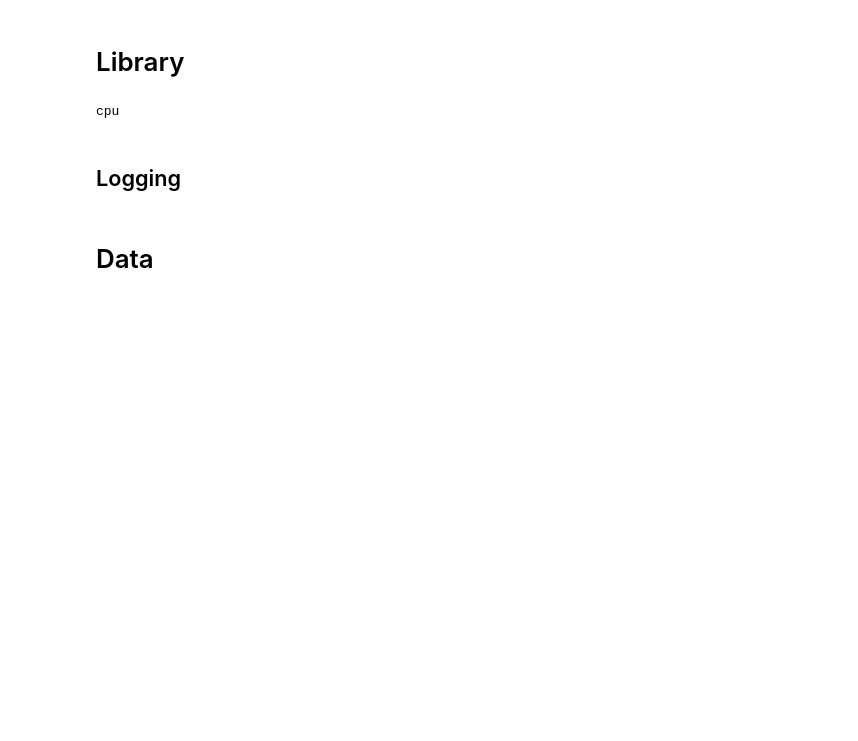
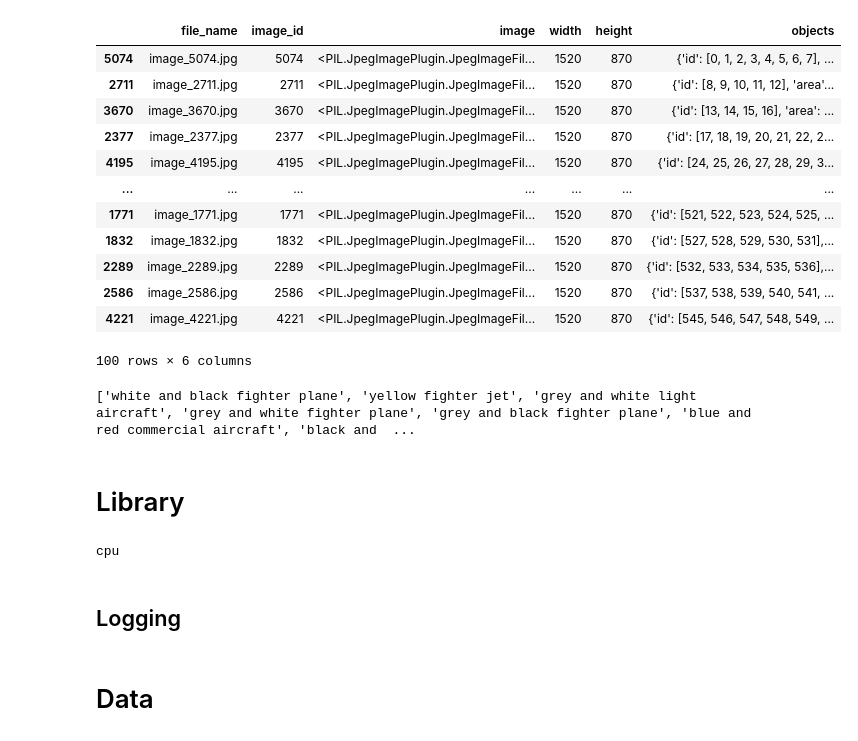
Before and after one commit to Brennanzuz/til-24-base, a Jupyter notebook: vlm/src/owl_vit_finetune.ipynb, the cells around one changed output. Saved outputs shown, nothing was run; the diff lists cells and outputs as text; code cells hidden in the pictures; blank space fills up the shorter version.

```diff
--- a/vlm/src/owl_vit_finetune.ipynb
+++ b/vlm/src/owl_vit_finetune.ipynb
@@ -18,6 +18,68 @@ import torch.nn.functional as F
 
 from scipy.optimize import linear_sum_assignment
 from torchmetrics.detection import MeanAveragePrecision
+# %%
+df2 = pd.read_json('../data/vlm.jsonl', lines=True).sample(n=100, random_state=1)
+
+categories = list(filter(lambda x: x != None, pd.DataFrame([i for i in list(df2['annotations'].apply(lambda x: [i['caption'] for i in x]))]).to_numpy().flatten()))
+num_cat = len(categories)
+categories = pd.DataFrame(categories)
+categories.drop_duplicates(inplace=True)
+categories = categories.values.flatten().tolist()
+id2label = {index: x for index, x in enumerate(categories, start=0)}
+label2id = {v: k for k, v in id2label.items()}
+
+# df2['id'] = list(map(lambda x: {'id':x}, df2.index)) #not correct
+df2["image_id"] = df2.index
+df2['width'] = df2['image'].apply(lambda x: Image.open('../data/images/' + x).size)
+df2['height'] = df2['width'].apply(lambda x: x[1])
+df2['width'] = df2['width'].apply(lambda x: x[0])
+df2['img'] = df2['image'].apply(lambda x: Image.open('../data/images/' +x))
+# df2['height'] = df2['annotations'].apply(lambda x: [i['bbox'][3] for i in x])
+df2['area'] = df2['annotations'].apply(lambda x: {"area":[i['bbox'][2] * i['bbox'][3] for i in x]})
+df2['bbox'] = df2['annotations'].apply(lambda x: {"bbox":[i['bbox'] for i in x]})
+df2['category'] = df2['annotations'].apply(lambda x: {'category':[label2id[i['caption']] for i in x]})
+df2 = df2.drop(columns=['annotations'])
+
+counter = 0
+lst = []
+for i in df2['category']:
+	size = len(i['category'])
+	each = list(np.arange(counter, counter + size))
+	lst.append({'id':each})
+	counter += size
+df2['id'] = lst
+
+df_vlm = pd.DataFrame({
+	"file_name" : df2['image'],
+	"image_id" : df2['image_id'],
+	"image" : df2['img'],
+	"width" : df2['width'],
+	"height": df2['height'],
+	"objects": df2.apply(lambda x: {'id': x['id']['id'], 'area': x['area']['area'],'bbox': x['bbox']['bbox'], 'category': x['category']['category']}, axis=1)
+})
+# df_vlm.to_csv('meta_data.csv', index=False)
+df_vlm
+# %% [output]
+|  | file_name | image_id | image | width | height | objects |
+| 5074 | image_5074.jpg | 5074 | <PIL.JpegImagePlugin.JpegImageFil... | 1520 | 870 | {'id': [0, 1, 2, 3, 4, 5, 6, 7], ... |
+| 2711 | image_2711.jpg | 2711 | <PIL.JpegImagePlugin.JpegImageFil... | 1520 | 870 | {'id': [8, 9, 10, 11, 12], 'area'... |
+| 3670 | image_3670.jpg | 3670 | <PIL.JpegImagePlugin.JpegImageFil... | 1520 | 870 | {'id': [13, 14, 15, 16], 'area': ... |
+| 2377 | image_2377.jpg | 2377 | <PIL.JpegImagePlugin.JpegImageFil... | 1520 | 870 | {'id': [17, 18, 19, 20, 21, 22, 2... |
+| 4195 | image_4195.jpg | 4195 | <PIL.JpegImagePlugin.JpegImageFil... | 1520 | 870 | {'id': [24, 25, 26, 27, 28, 29, 3... |
+| ... | ... | ... | ... | ... | ... | ... |
+| 1771 | image_1771.jpg | 1771 | <PIL.JpegImagePlugin.JpegImageFil... | 1520 | 870 | {'id': [521, 522, 523, 524, 525, ... |
+| 1832 | image_1832.jpg | 1832 | <PIL.JpegImagePlugin.JpegImageFil... | 1520 | 870 | {'id': [527, 528, 529, 530, 531],... |
+| 2289 | image_2289.jpg | 2289 | <PIL.JpegImagePlugin.JpegImageFil... | 1520 | 870 | {'id': [532, 533, 534, 535, 536],... |
+| 2586 | image_2586.jpg | 2586 | <PIL.JpegImagePlugin.JpegImageFil... | 1520 | 870 | {'id': [537, 538, 539, 540, 541, ... |
+| 4221 | image_4221.jpg | 4221 | <PIL.JpegImagePlugin.JpegImageFil... | 1520 | 870 | {'id': [545, 546, 547, 548, 549, ... |
+100 rows × 6 columns
+# %%
+len(categories)
+text_inputs =list(id2label.values())
+print(text_inputs)
+# %% [output]
+['white and black fighter plane', 'yellow fighter jet', 'grey and white light aircraft', 'grey and white fighter plane', 'grey and black fighter plane', 'blue and red commercial aircraft', 'black and  ...
 # %% [markdown]
 # Library
 # %%
```
Also changed, not shown: parts of 9 cells of this notebook.
